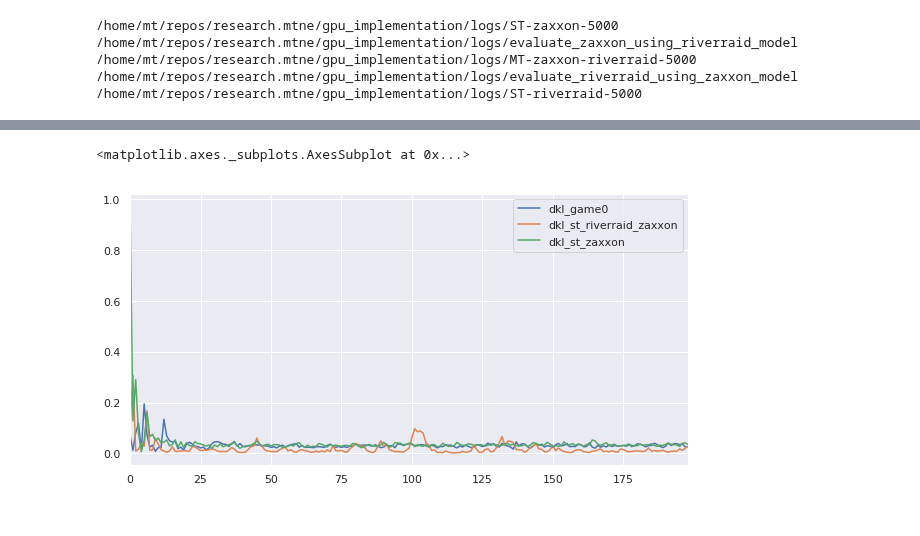
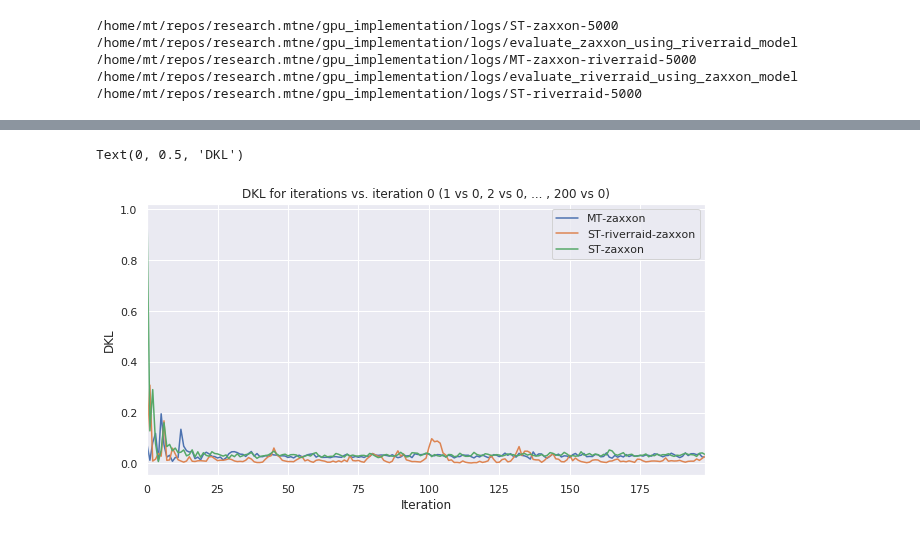
Before and after one commit to deyandyankov/research.mtne, a Jupyter notebook: gpu_implementation/analysis/all_plots.ipynb, the cells around one changed output, grey strips where cells are left out. Cells and saved outputs as stored; diff of their text form; code cells hidden in the pictures.

```diff
--- a/gpu_implementation/analysis/all_plots.ipynb
+++ b/gpu_implementation/analysis/all_plots.ipynb
@@ -131,5 +96,0 @@ Text(0, 0.5, 'hypervolume')
-# %%
-# hv = utils.get_hypervolume_data(experiments['ST-riverraid-zaxxon'])
-sns.set(rc={'figure.figsize': (10, 10)})
-hv['iteration'] = hv.index
-sns.lineplot(x=hv['iteration'], y=hv['pareto'], data=hv)
@@ -166,9 +96,0 @@ st_riverraid_zaxxon = pd.DataFrame.from_dict({
-# %%
-cfg = experiments['ST-zaxxon']
-game_idx = 0
-iterations = range(1, 200)
-bin_size = 100
-epsilon = 0.0001
-st_zaxxon = pd.DataFrame.from_dict({
-    'dkl': [utils.compute_dkl(cfg, game_idx, i, bin_size, epsilon) for i in iterations]
-})
@@ -182,6 +97,32 @@ dkl = pd.DataFrame.from_dict({
-# %%
-sns.set(rc={'figure.figsize': (10, 5)})
-dkl.plot()
-# %% [output]
-<matplotlib.axes._subplots.AxesSubplot at 0x...>
-[figure, removed]
+# %%
+# 5) DKL (offspring only) – 2 plots: one for task 0, one for task 1
+# x axis: iterations (0 to 200)
+# y axis: DKL for consecutive iterations (1 vs 0, 2 vs 1, 3 vs 2, ... , 200 vs 199)
+# lines: (a) MTES; (b) STES [zaxxon evaluated on riverraid]; (c) STES [riverraid evaluated on zaxxon].
+
+bin_size = 100
+epsilon = 0.0001
+dkl0 = pd.DataFrame.from_dict({
+    'MT-zaxxon': [utils.compute_dkl(experiments['MT'], 0, i, bin_size, epsilon) for i in range(1, iterations)],
+    'ST-zaxxon': [utils.compute_dkl(experiments['ST-zaxxon'], 0, i, bin_size, epsilon) for i in range(1, iterations)],
+    'ST-riverraid-zaxxon': [utils.compute_dkl(experiments['ST-riverraid-zaxxon'], 0, i, bin_size, epsilon) for i in range(1, iterations)]
+})
+p = dkl0.plot()
+p.set_title("DKL for consecutive iterations (1 vs 0, 2 vs 1, ... , 200 vs 199)")
+p.set_xlabel("Iteration")
+p.set_ylabel("DKL")
+# %%
+# 6) same as 5), but y axis is “DKL for iterations (1 vs 0, 2 vs 0, 3 vs 0, ... , 200 vs 0)” (note: also in this case we need 2 plots: one for task 0, one for tasak 1)
+dkl1 = pd.DataFrame.from_dict({
+    'MT-riverraid': [utils.compute_dkl(experiments['MT'], 1, i, bin_size, epsilon) for i in range(1, iterations)],
+    'ST-riverraid': [utils.compute_dkl(experiments['ST-riverraid'], 0, i, bin_size, epsilon) for i in range(1, iterations)],
+    'ST-zaxxon-riverraid': [utils.compute_dkl(experiments['ST-zaxxon-riverraid'], 0, i, bin_size, epsilon) for i in range(1, iterations)]
+})
+
+p = dkl0.plot()
+p.set_title("DKL for iterations vs. iteration 0 (1 vs 0, 2 vs 0, ... , 200 vs 0)")
+p.set_xlabel("Iteration")
+p.set_ylabel("DKL")
+# %% [output]
+Text(0, 0.5, 'DKL')
+[figure, added]
```
Also changed, not shown: parts of 13 cells of this notebook, 3 other files.
